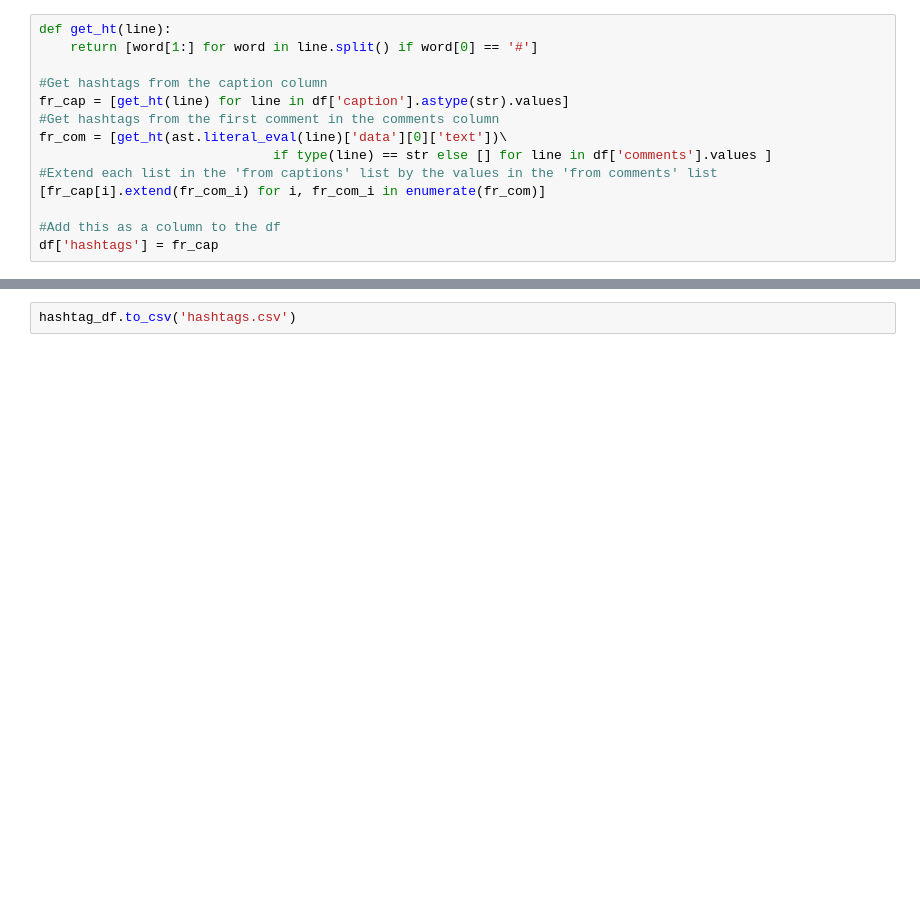
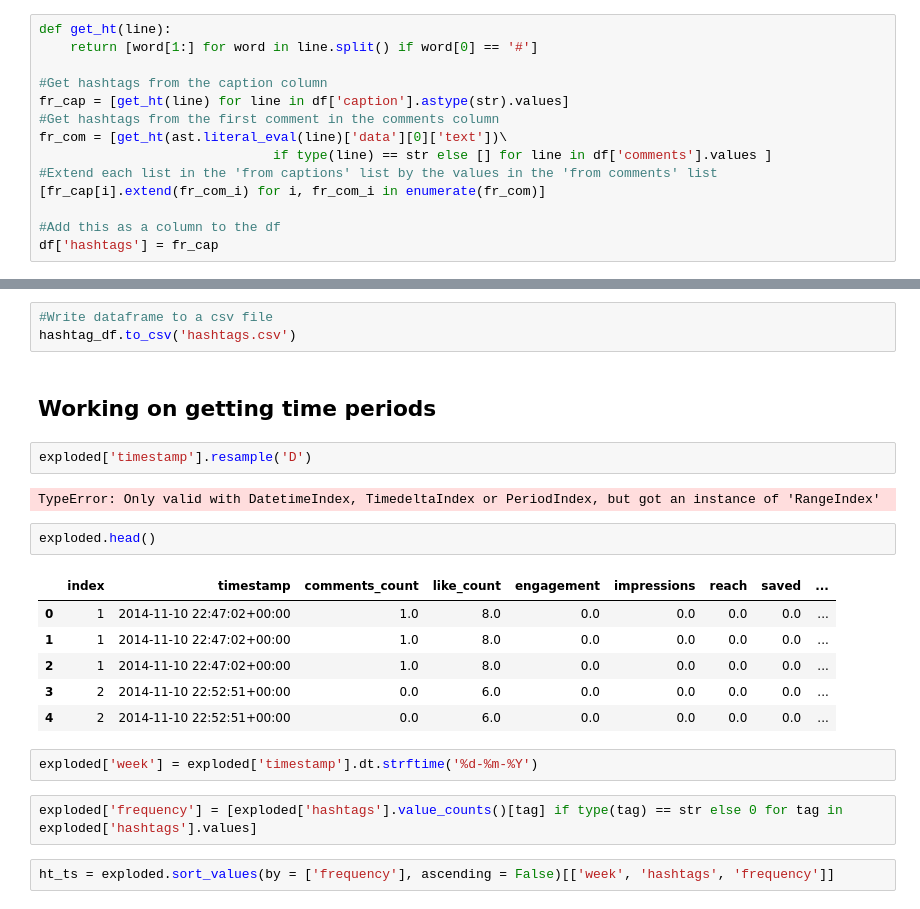
Before and after one commit to ssrosa/grotto, a Jupyter notebook: insta/hashtags.ipynb, the cells around one changed output, grey strips where cells are left out. Cells and saved outputs as stored; diff of their text form; blank space fills up the shorter version.

```diff
--- a/insta/hashtags.ipynb
+++ b/insta/hashtags.ipynb
@@ -86,2 +66,24 @@ hashtag_df.sort_values(by = ['like_count'], ascending = False)
-# %%
-hashtag_df.to_csv('hashtags.csv')
+# %%
+#Write dataframe to a csv file
+hashtag_df.to_csv('hashtags.csv')
+# %% [markdown]
+## Working on getting time periods
+# %%
+exploded['timestamp'].resample('D')
+# %% [output]
+TypeError: Only valid with DatetimeIndex, TimedeltaIndex or PeriodIndex, but got an instance of 'RangeIndex'
+# %%
+exploded.head()
+# %% [output]
+|  | index | timestamp | comments_count | like_count | engagement | impressions | reach | saved | ... |
+| 0 | 1 | 2014-11-10 22:47:02+00:00 | 1.0 | 8.0 | 0.0 | 0.0 | 0.0 | 0.0 | ... |
+| 1 | 1 | 2014-11-10 22:47:02+00:00 | 1.0 | 8.0 | 0.0 | 0.0 | 0.0 | 0.0 | ... |
+| 2 | 1 | 2014-11-10 22:47:02+00:00 | 1.0 | 8.0 | 0.0 | 0.0 | 0.0 | 0.0 | ... |
+| 3 | 2 | 2014-11-10 22:52:51+00:00 | 0.0 | 6.0 | 0.0 | 0.0 | 0.0 | 0.0 | ... |
+| 4 | 2 | 2014-11-10 22:52:51+00:00 | 0.0 | 6.0 | 0.0 | 0.0 | 0.0 | 0.0 | ... |
+# %%
+exploded['week'] = exploded['timestamp'].dt.strftime('%d-%m-%Y')
+# %%
+exploded['frequency'] = [exploded['hashtags'].value_counts()[tag] if type(tag) == str else 0 for tag in exploded['hashtags'].values]
+# %%
+ht_ts = exploded.sort_values(by = ['frequency'], ascending = False)[['week', 'hashtags', 'frequency']]
```
Also changed, not shown: parts of 11 cells of this notebook.
